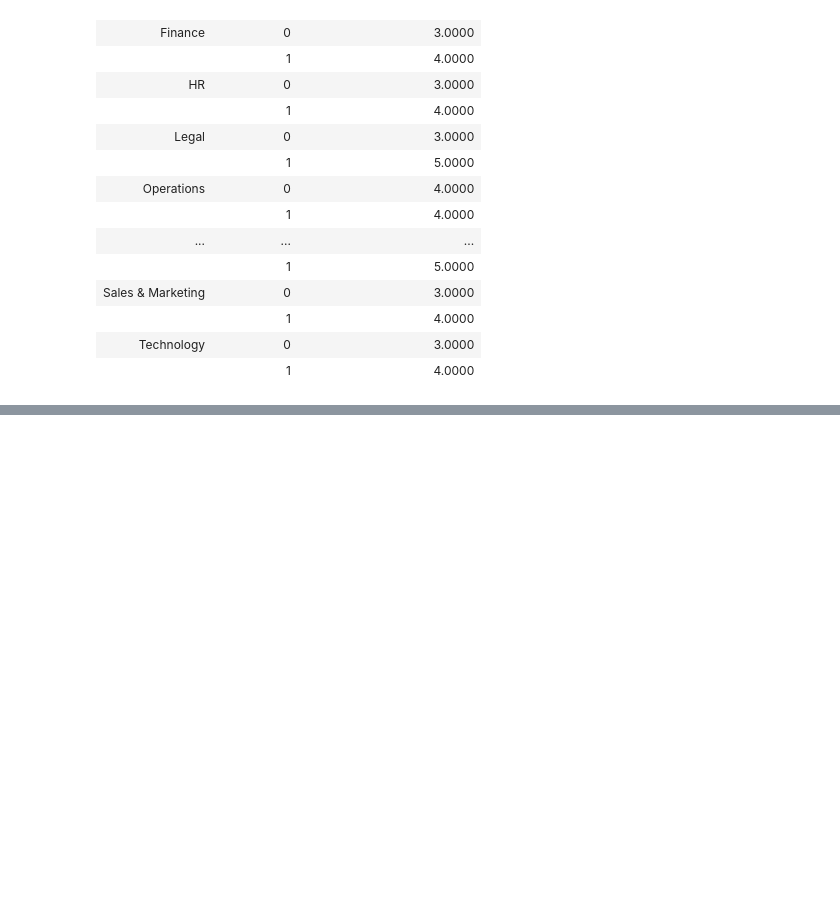
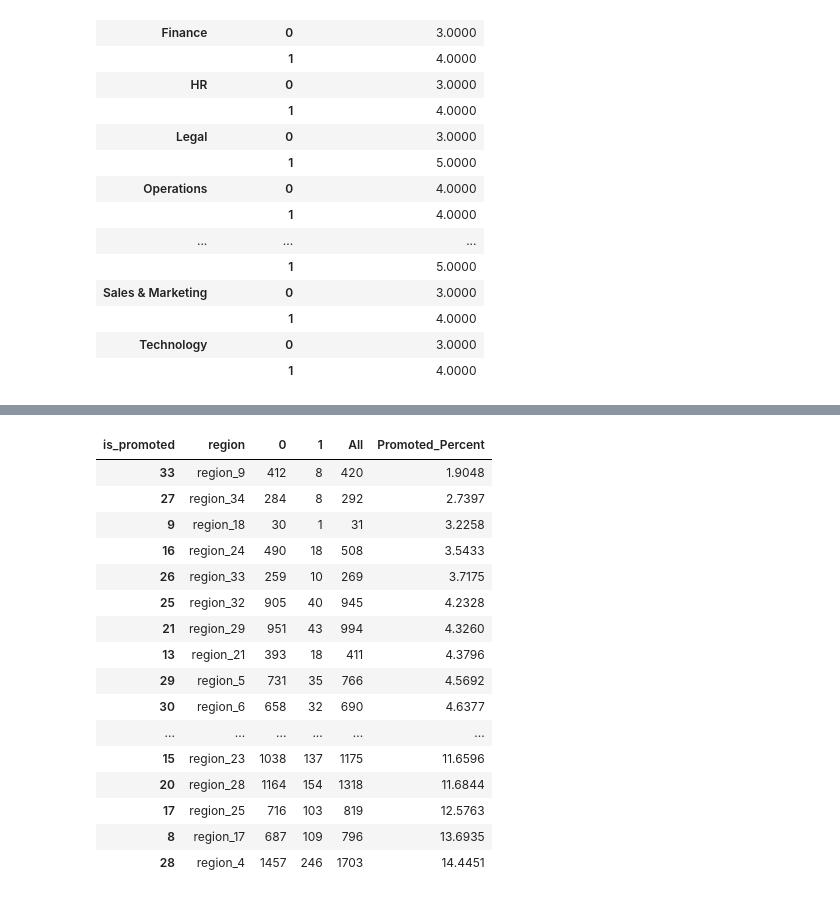
Before and after one commit to krishnamohan-seelam/MachineLearning, a Jupyter notebook: AnacondaProjects/Visualization/HRAnalytics_Visualization.ipynb, the cells around one changed output, grey strips where cells are left out. Cells and saved outputs as stored; diff of their text form; code cells hidden in the pictures; blank space fills up the shorter version.

```diff
--- a/AnacondaProjects/Visualization/HRAnalytics_Visualization.ipynb
+++ b/AnacondaProjects/Visualization/HRAnalytics_Visualization.ipynb
@@ -172,5 +189,24 @@ no_of_trainings_df
 # %%
 #train_dataset.groupby(['region','is_promoted'])['is_promoted'].agg({'count'}).reset_index()
-X = pd.crosstab(train_dataset['region'], train_dataset['is_promoted'],margins=True).reset_index()
-X['Promoted_Percent'] = X[1]/X[0] *100
-X
+Promoted_Percent= pd.crosstab(train_dataset['region'], train_dataset['is_promoted'],margins=True).reset_index()
+Promoted_Percent['Promoted_Percent'] = Promoted_Percent[1]/Promoted_Percent['All'] *100
+Promoted_Percent =Promoted_Percent.sort_values(['Promoted_Percent'] )
+Promoted_Percent
+# %% [output]
+| is_promoted | region | 0 | 1 | All | Promoted_Percent |
+| 33 | region_9 | 412 | 8 | 420 | 1.9048 |
+| 27 | region_34 | 284 | 8 | 292 | 2.7397 |
+| 9 | region_18 | 30 | 1 | 31 | 3.2258 |
+| 16 | region_24 | 490 | 18 | 508 | 3.5433 |
+| 26 | region_33 | 259 | 10 | 269 | 3.7175 |
+| 25 | region_32 | 905 | 40 | 945 | 4.2328 |
+| 21 | region_29 | 951 | 43 | 994 | 4.3260 |
+| 13 | region_21 | 393 | 18 | 411 | 4.3796 |
+| 29 | region_5 | 731 | 35 | 766 | 4.5692 |
+| 30 | region_6 | 658 | 32 | 690 | 4.6377 |
+| ... | ... | ... | ... | ... | ... |
+| 15 | region_23 | 1038 | 137 | 1175 | 11.6596 |
+| 20 | region_28 | 1164 | 154 | 1318 | 11.6844 |
+| 17 | region_25 | 716 | 103 | 819 | 12.5763 |
+| 8 | region_17 | 687 | 109 | 796 | 13.6935 |
+| 28 | region_4 | 1457 | 246 | 1703 | 14.4451 |
```
Also changed, not shown: parts of 24 cells of this notebook, 10 other files.
